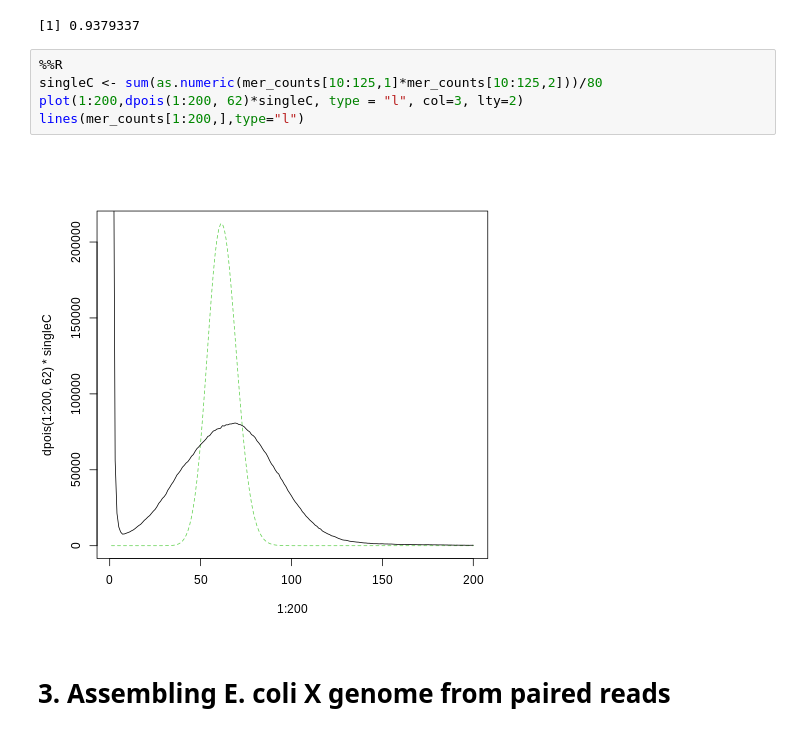
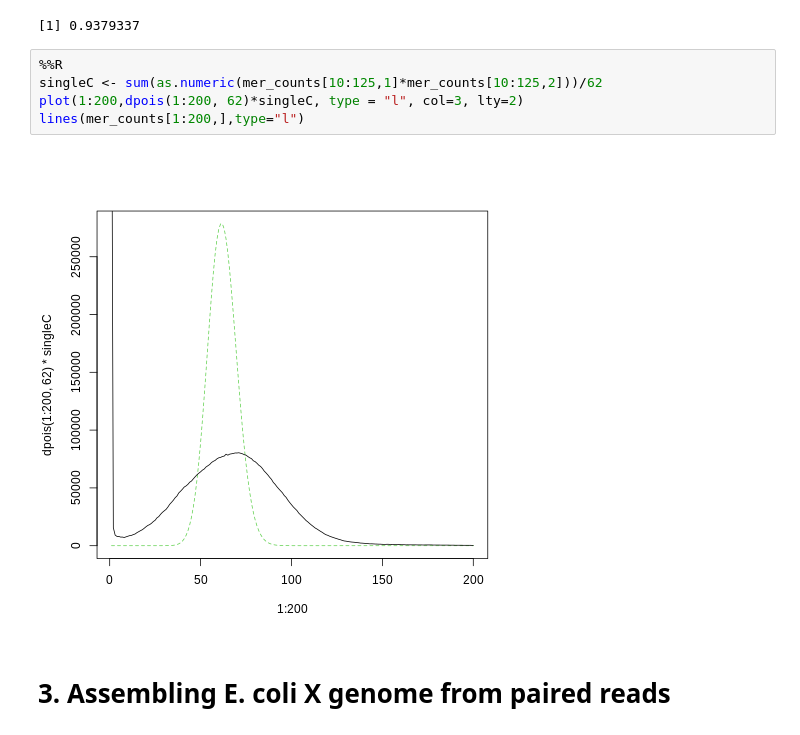
Before and after one commit to Lynxlazy/genomics-data-analysis, a Jupyter notebook: Project2.ipynb, the cells around one changed output. Cells and saved outputs as stored; diff of their text form.

```diff
--- a/Project2.ipynb
+++ b/Project2.ipynb
@@ -140,11 +86,11 @@ sum(as.numeric(mer_counts[10:125,1]*mer_counts[10:125,2]))/sum(as.numeric(mer_co
 [1] 0.9379337
 # %%
 %%R
-singleC <- sum(as.numeric(mer_counts[10:125,1]*mer_counts[10:125,2]))/80
+singleC <- sum(as.numeric(mer_counts[10:125,1]*mer_counts[10:125,2]))/62
 plot(1:200,dpois(1:200, 62)*singleC, type = "l", col=3, lty=2)
 lines(mer_counts[1:200,],type="l")
 # %% [output]
-[figure, old version]
+[figure, new version]
 # %% [markdown]
 # 3. Assembling E. coli X genome from paired reads
 # %%
```
Also changed, not shown: parts of 28 cells of this notebook.
